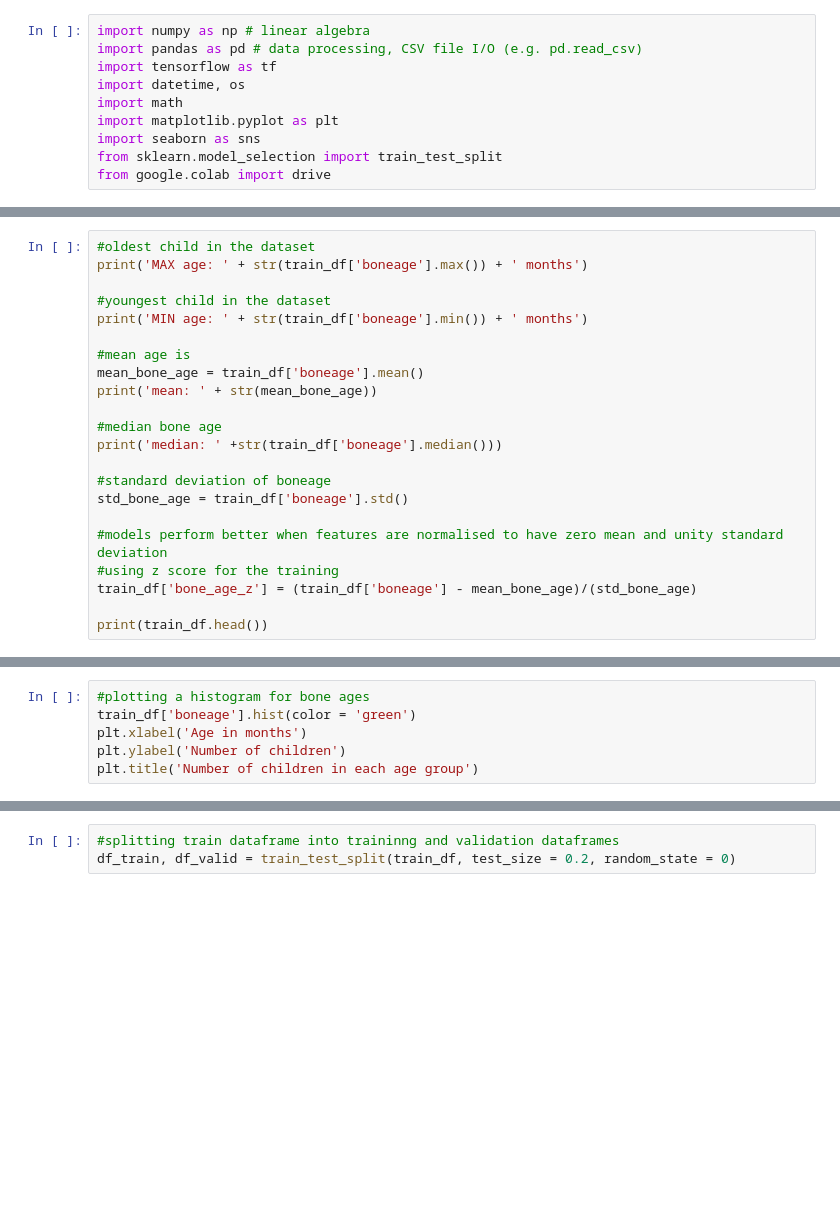
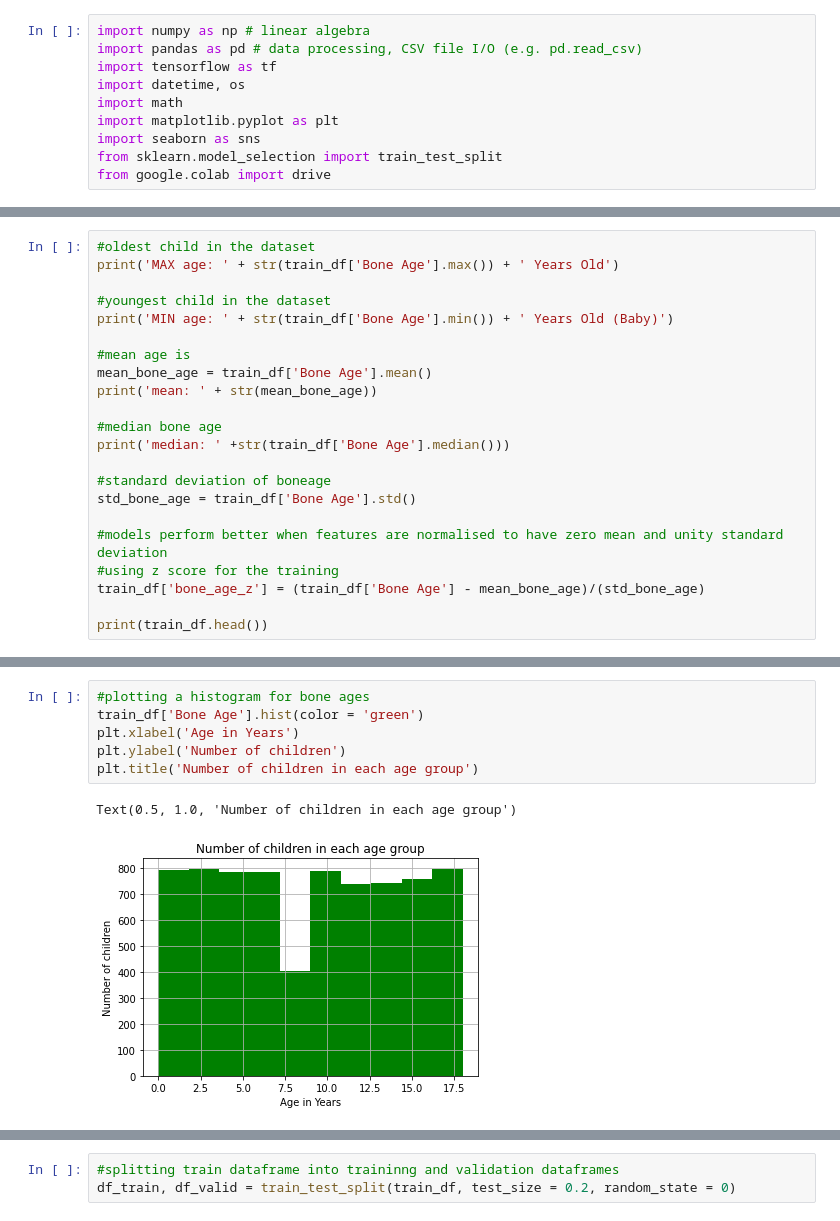
Before and after one commit to Armin-Abdollahi/Bone-Age-Estimation, a Jupyter notebook: Bone_Age_Estimation.ipynb, the cells around one changed output, grey strips where cells are left out. Cells and saved outputs as stored; diff of their text form; blank space fills up the shorter version.

```diff
--- a/Bone_Age_Estimation.ipynb
+++ b/Bone_Age_Estimation.ipynb
@@ -31,22 +46,22 @@ sns.countplot(x = train_df['gender'])
 # %%
 #oldest child in the dataset
-print('MAX age: ' + str(train_df['boneage'].max()) + ' months')
+print('MAX age: ' + str(train_df['Bone Age'].max()) + ' Years Old')
 
 #youngest child in the dataset
-print('MIN age: ' + str(train_df['boneage'].min()) + ' months')
+print('MIN age: ' + str(train_df['Bone Age'].min()) + ' Years Old (Baby)')
 
 #mean age is
-mean_bone_age = train_df['boneage'].mean()
+mean_bone_age = train_df['Bone Age'].mean()
 print('mean: ' + str(mean_bone_age))
 
 #median bone age
-print('median: ' +str(train_df['boneage'].median()))
+print('median: ' +str(train_df['Bone Age'].median()))
 
 #standard deviation of boneage
-std_bone_age = train_df['boneage'].std()
+std_bone_age = train_df['Bone Age'].std()
 
 #models perform better when features are normalised to have zero mean and unity standard deviation
 #using z score for the training
-train_df['bone_age_z'] = (train_df['boneage'] - mean_bone_age)/(std_bone_age)
+train_df['bone_age_z'] = (train_df['Bone Age'] - mean_bone_age)/(std_bone_age)
 
 print(train_df.head())
@@ -53,9 +79,12 @@ print(train_df.head())
 # %%
 #plotting a histogram for bone ages
-train_df['boneage'].hist(color = 'green')
-plt.xlabel('Age in months')
+train_df['Bone Age'].hist(color = 'green')
+plt.xlabel('Age in Years')
 plt.ylabel('Number of children')
 plt.title('Number of children in each age group')
+# %% [output]
+Text(0.5, 1.0, 'Number of children in each age group')
+[figure, added]
 # %%
 train_df['bone_age_z'].hist(color = 'violet')
 plt.xlabel('bone age z score')
```
Also changed, not shown: parts of 9 cells of this notebook.
